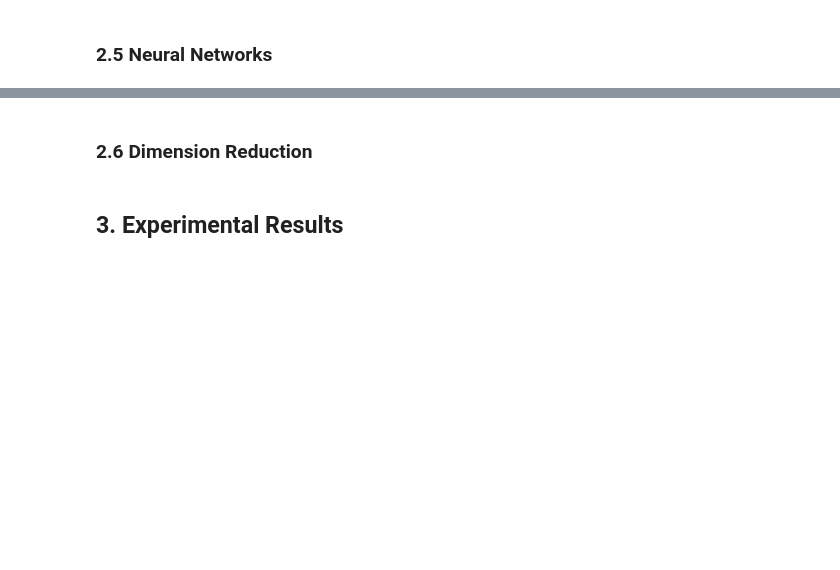
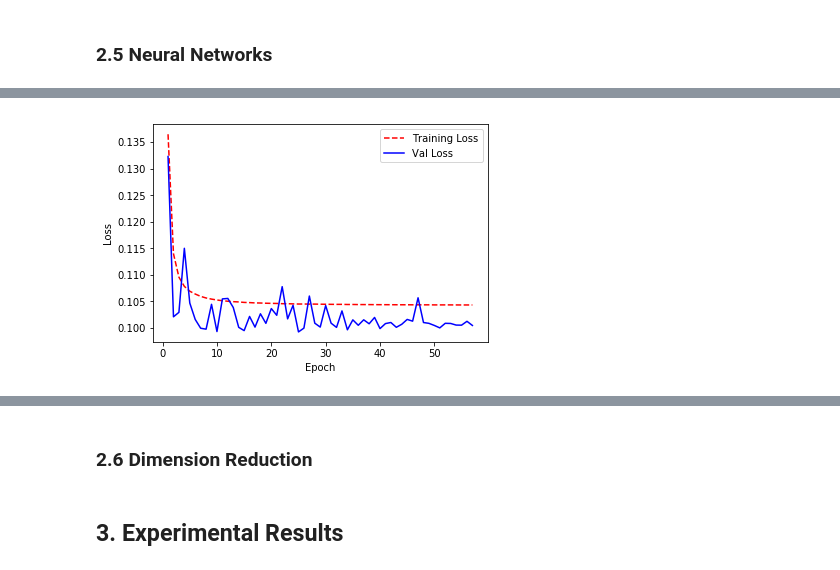
Before and after one commit to lanyama19/CFRM521Project, a Jupyter notebook: CFRM521_Project .ipynb, the cells around one changed output, grey strips where cells are left out. Cells and saved outputs as stored; diff of their text form; code cells hidden in the pictures; blank space fills up the shorter version.

```diff
--- a/CFRM521_Project .ipynb
+++ b/CFRM521_Project .ipynb
@@ -228,6 +229,7 @@ for time_key in time_keys[:-1]:
     complete_array = np.concatenate((raw_df,encoded_array),axis=1)
     complete_df = pd.DataFrame(complete_array)
     whole_col_names = numeric_features + ['Excess_return'] + dummy_names
+    complete_df.index = raw_df.index.values
     complete_df.columns = whole_col_names
     dat = valid_returnV2(complete_df)
     num_features = dat.drop('Excess_return',axis=1).iloc[:,:len(numeric_features)]
@@ -252,6 +258,11 @@ with open('cleanTrain.p', 'wb') as gp:
     pickle.dump(Train, gp, protocol=pickle.HIGHEST_PROTOCOL)
 with open('cleanTest.p', 'wb') as hp:
     pickle.dump(Test, hp, protocol=pickle.HIGHEST_PROTOCOL)
+# %%
+with open('XData.p', 'rb') as xp:
+    X = pickle.load(xp)
+with open('yData.p', 'rb') as yp:
+    y = pickle.load(yp)
 # %% [markdown]
 ### 2.2 Generalized linear models
 # %% [markdown]
@@ -282,2 +698,19 @@ incarnation: 3575991285628681239
 physical_device_desc: "device: 0, name: GeForce GTX 1060, pci bus id: 0000:01:00.0, compute capability: 6.1"
 ]
+# %%
+# convert dictionary to dataframe
+X_train = X[time_keys[0]]
+y_train = y[time_keys[0]]
+X_val = X[time_keys[80]]
+y_val = y[time_keys[80]]
+X_test = X[time_keys[100]]
+y_test = y[time_keys[100]]
+for time_key in time_keys[1:80]:
+    X_train = pd.concat([X_train,X[time_key]])
+    y_train = pd.concat([y_train,y[time_key]])
+for time_key in time_keys[81:100]:
+    X_val = pd.concat([X_val,X[time_key]])
+    y_val = pd.concat([y_val,y[time_key]])
+for time_key in time_keys[101:-1]:
+    X_test = pd.concat([X_test,X[time_key]])
+    y_test = pd.concat([y_test,y[time_key]])
@@ -283,0 +774,22 @@ physical_device_desc: "device: 0, name: GeForce GTX 1060, pci bus id: 0000:01:00
+# %%
+import matplotlib as mpl
+import matplotlib.pyplot as plt
+def plot_history(history):
+    # Get training and test loss histories
+    training_loss = history.history['loss']
+    test_loss = history.history['val_loss']
+
+    # Create count of the number of epochs
+    epoch_count = range(1, len(training_loss) + 1)
+
+    # Visualize loss history
+    plt.plot(epoch_count, training_loss, 'r--')
+    plt.plot(epoch_count, test_loss, 'b-')
+    plt.legend(['Training Loss', 'Val Loss'])
+    plt.xlabel('Epoch')
+    plt.ylabel('Loss')
+    plt.show()
+
+plot_history(history1)
+# %% [output]
+[figure, added]
```
Also changed, not shown: parts of 54 cells of this notebook.
